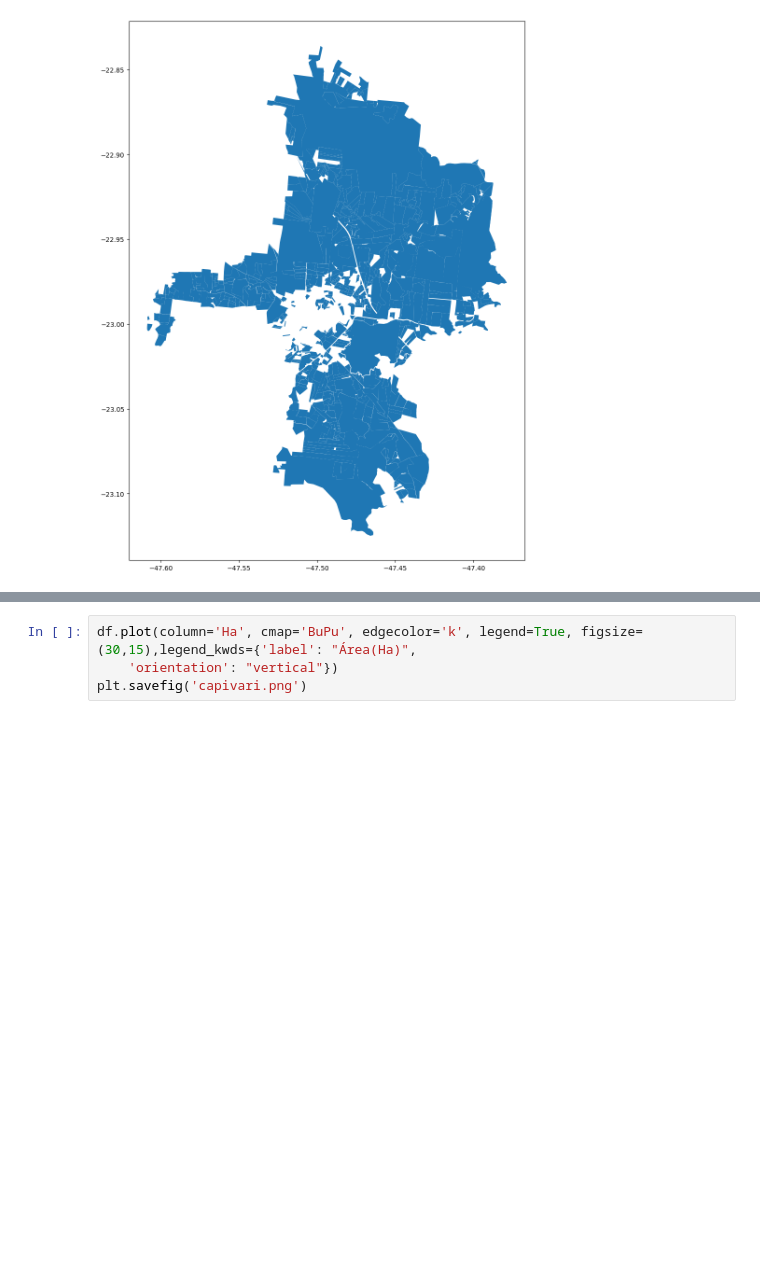
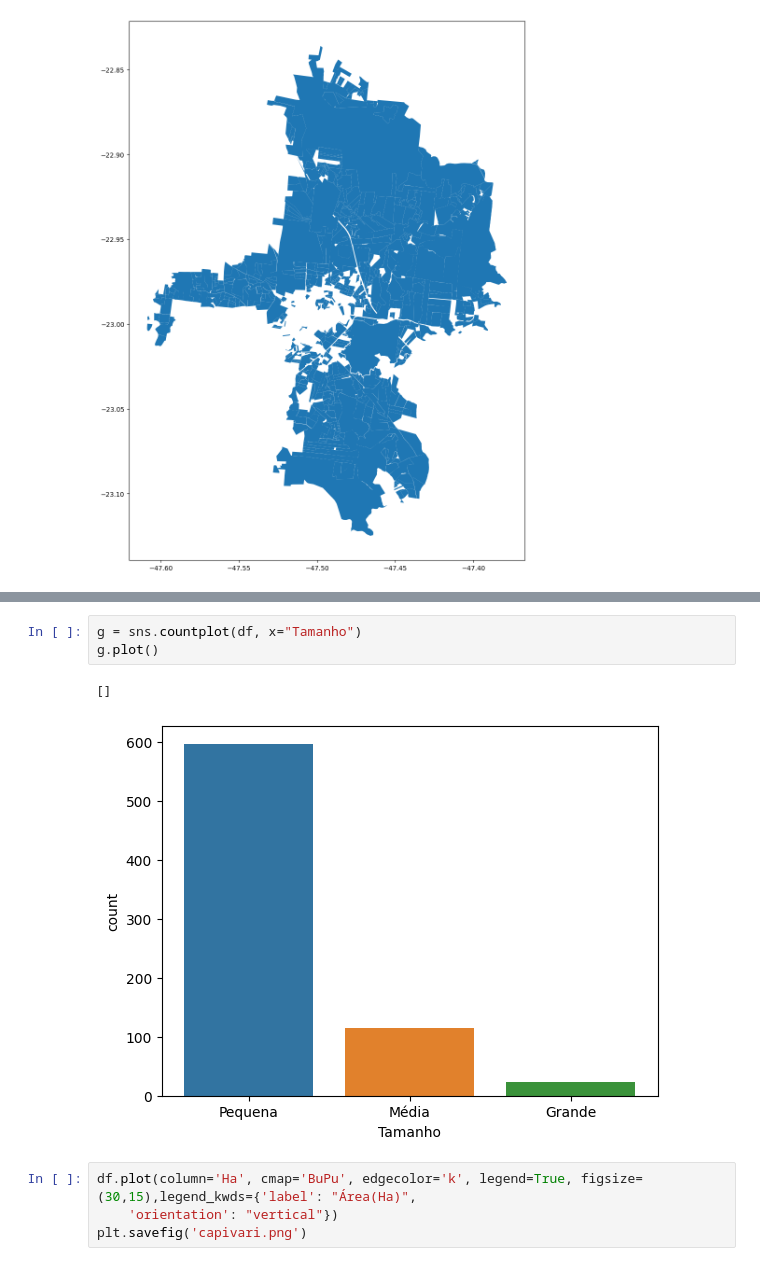
Before and after one commit to pazzi/tcc_ifsp, a Jupyter notebook: src/car_geopandas_imoveis_rurais.ipynb, the cells around one changed output, grey strips where cells are left out. Drawn from its saved outputs; the diff is of its cells as text; blank space fills up the shorter version.

```diff
--- a/src/car_geopandas_imoveis_rurais.ipynb
+++ b/src/car_geopandas_imoveis_rurais.ipynb
@@ -65,3 +116,9 @@ plt.show()
+# %%
+g = sns.countplot(df, x="Tamanho")
+g.plot()
+# %% [output]
+[]
+[figure, added]
 # %%
 df.plot(column='Ha', cmap='BuPu', edgecolor='k', legend=True, figsize=(30,15),legend_kwds={'label': "Área(Ha)",
     'orientation': "vertical"})
```
Also changed, not shown: parts of 14 cells of this notebook.
